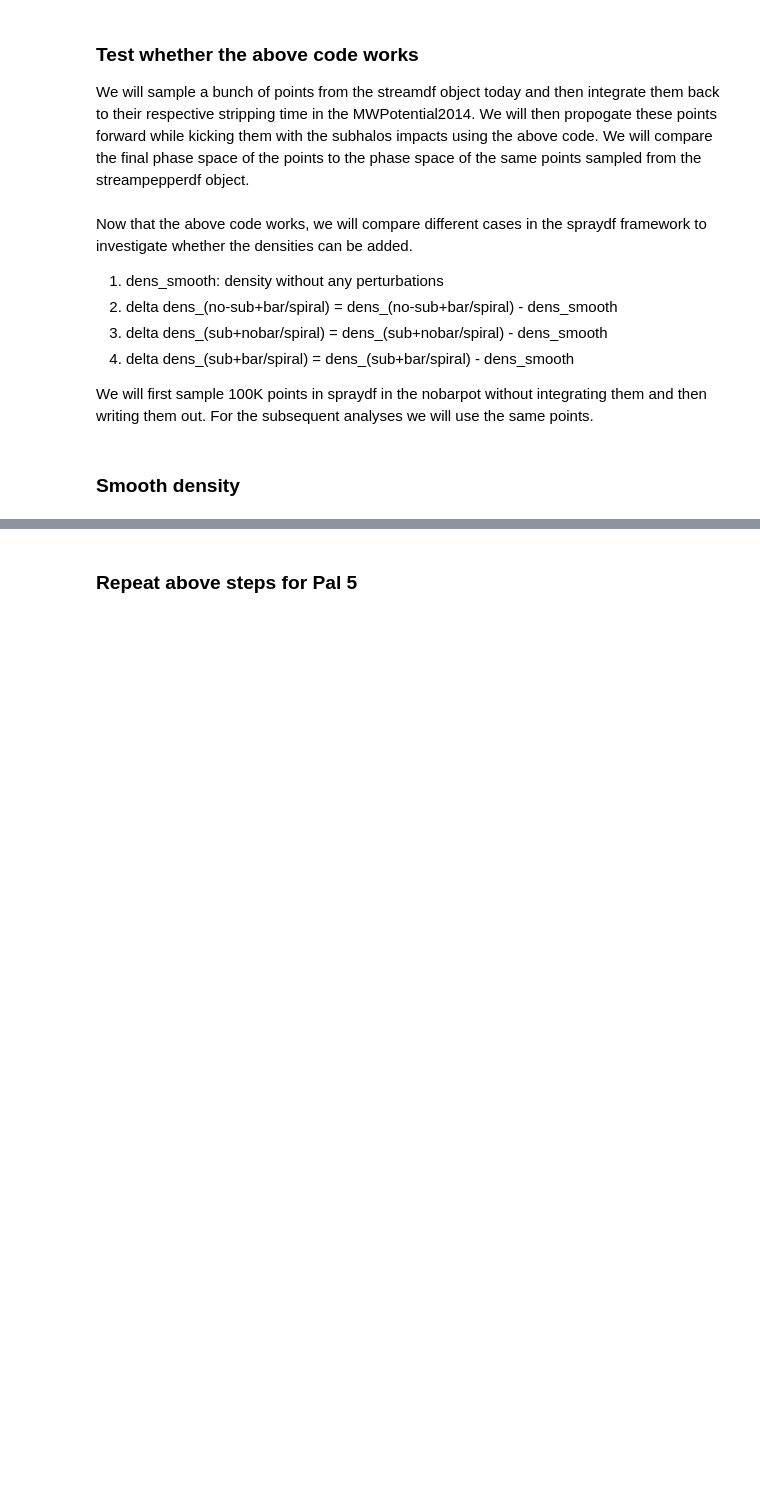
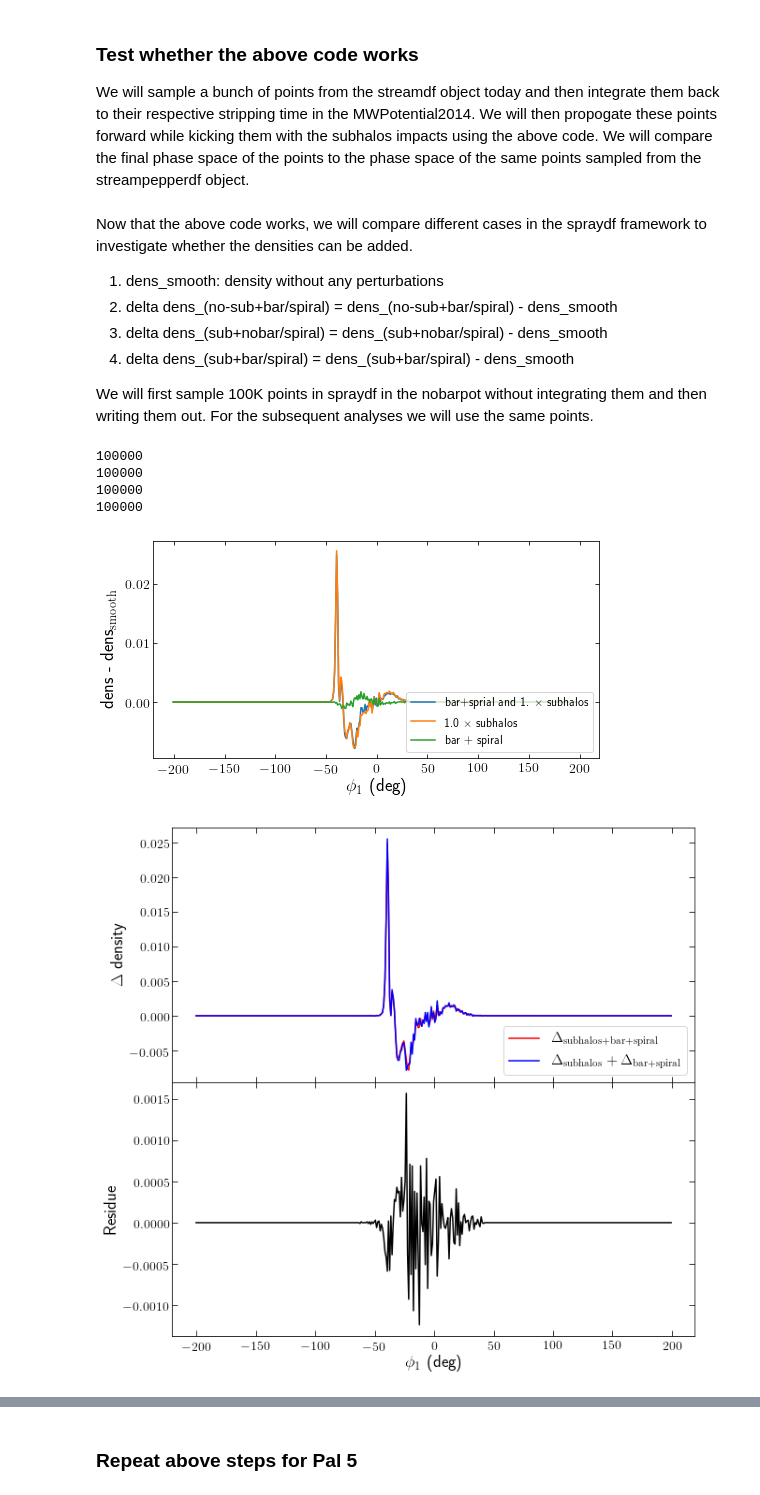
Before and after one commit to nbanik/Analyze_GD-1, a Jupyter notebook: spraydf_combine_bar+spiral and subhalos.ipynb, the cells around one changed output, grey strips where cells are left out. Cells and saved outputs as stored; diff of their text form; code cells hidden in the pictures; blank space fills up the shorter version.

```diff
--- a/spraydf_combine_bar+spiral and subhalos.ipynb
+++ b/spraydf_combine_bar+spiral and subhalos.ipynb
@@ -493,33 +482,0 @@ def bin_full_stream(p1,bw=1.):
-# %% [markdown]
-### Smooth density
-# %%
-#smooth stream,
-
-#R   phi   z   vR    vT    vz
-
-Rs,phis,zs,_,_,_=np.loadtxt("combine_bar_spiral_subhalos/spraydf_sample_100K_nobarpot_final_coord.dat",unpack=True)
-
-p1s,p2s=galcencyl_to_phi12(Rs,phis,zs)
-
-#midphi1s,Ndns,Ndns_err,ndens,ndens_err,dens,pps = compute_ndenphi1(p1s,maxphi1=-4.,minphi1=-34.,bw=2)
-
-midphi1s,dens=bin_full_stream(p1s)
-
-
-
-plt.figure(figsize=(15,6))
-plt.suptitle("Smooth nobarpot",fontsize=16)
-#plt.subplot(1,2,1)
-#plt.scatter(p1_nobarpot,p2_nobarpot)
-plt.plot(midphi1s,dens)
-plt.ylabel("dens")
-plt.xlabel(r'$\phi_{1}$ (deg)')
-
-#plt.subplot(1,2,2)
-#plt.plot(midphi1s,ndens)
-#plt.errorbar(midphi1s,ndens,ndens_err)
-#plt.plot(outphi1,dens_cont,label="")
-#plt.ylabel('normalized density')
-#plt.xlabel(r'$\phi_{1}$ (deg)')
-
-plt.show()
@@ -525,0 +678,9 @@ plt.show()
+# %%
+compare_plot_GD1(ind=0)
+# %% [output]
+100000
+100000
+100000
+100000
+[figure, added]
+[figure, added]
```
Also changed, not shown: parts of 27 cells of this notebook.
